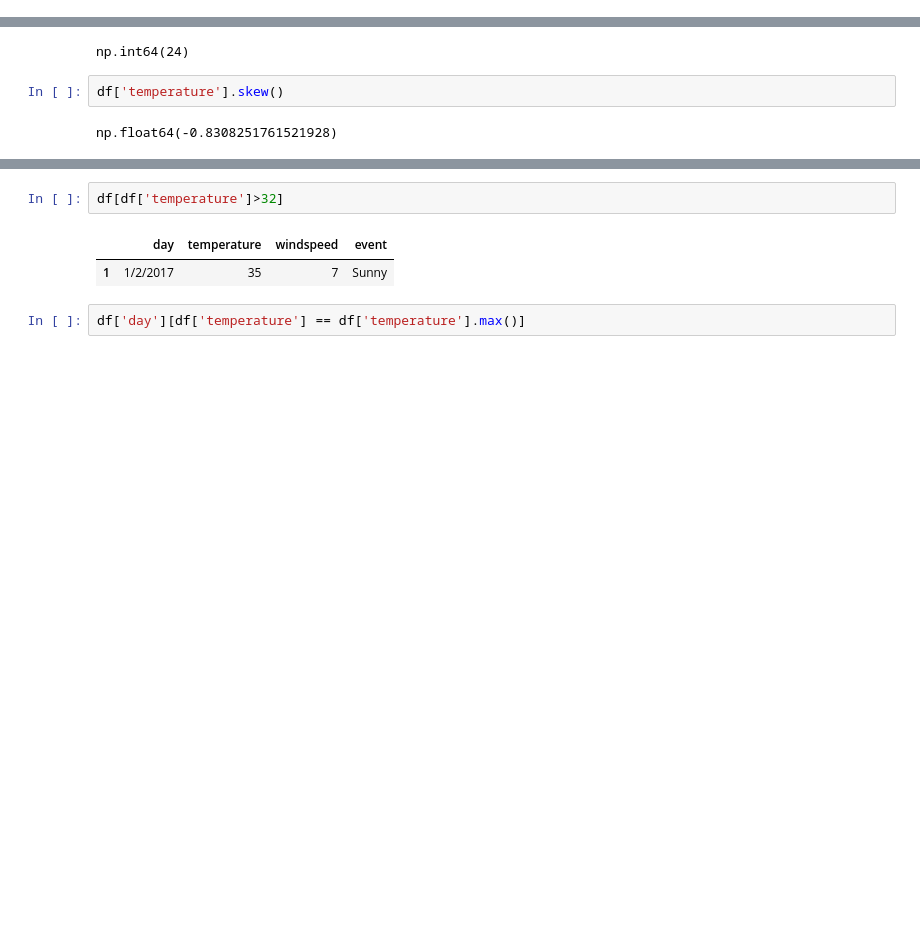
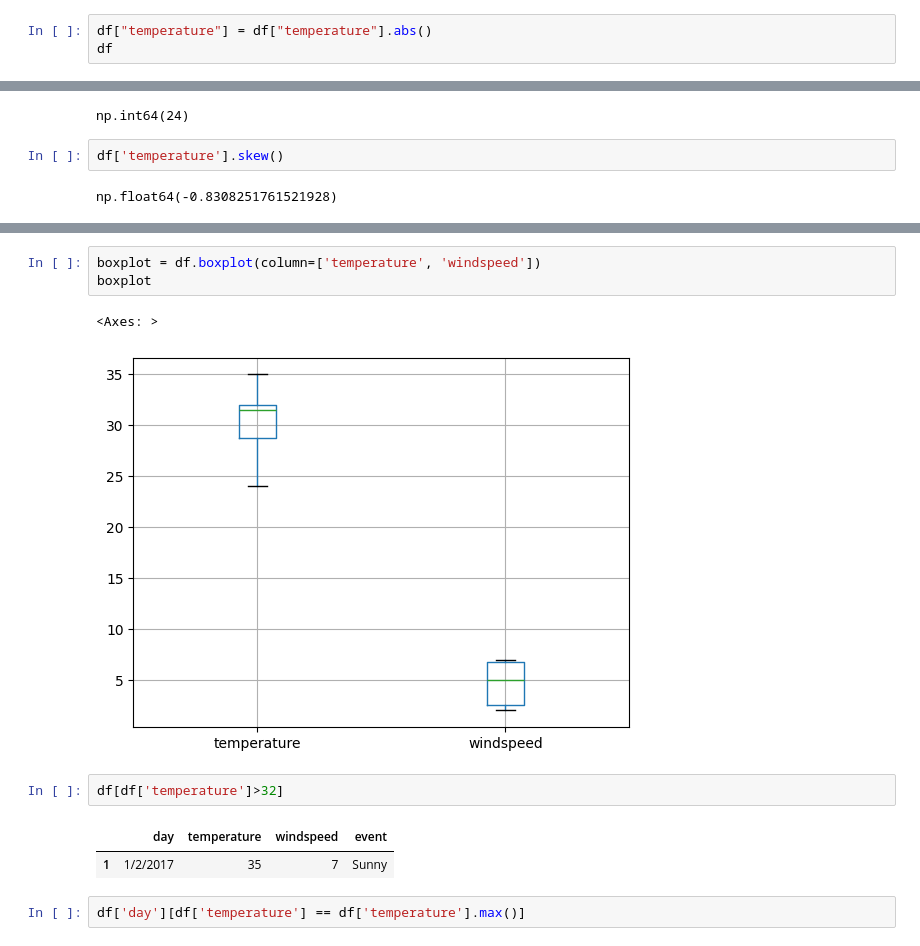
Before and after one commit to yaramostafa/Headway_Tasks, a Jupyter notebook: Python/Practicing.ipynb, the cells around one changed output, grey strips where cells are left out. Cells and saved outputs as stored; diff of their text form; blank space fills up the shorter version.

```diff
--- a/Python/Practicing.ipynb
+++ b/Python/Practicing.ipynb
@@ -615,0 +609,3 @@ df.size
+# %%
+df["temperature"] = df["temperature"].abs()
+df
@@ -685,3 +757,9 @@ np.float64(-0.8308251761521928)
+# %%
+boxplot = df.boxplot(column=['temperature', 'windspeed'])
+boxplot
+# %% [output]
+<Axes: >
+[figure, added]
 # %%
 df[df['temperature']>32]
 # %% [output]
```
Also changed, not shown: parts of 25 cells of this notebook, 3 other files.
